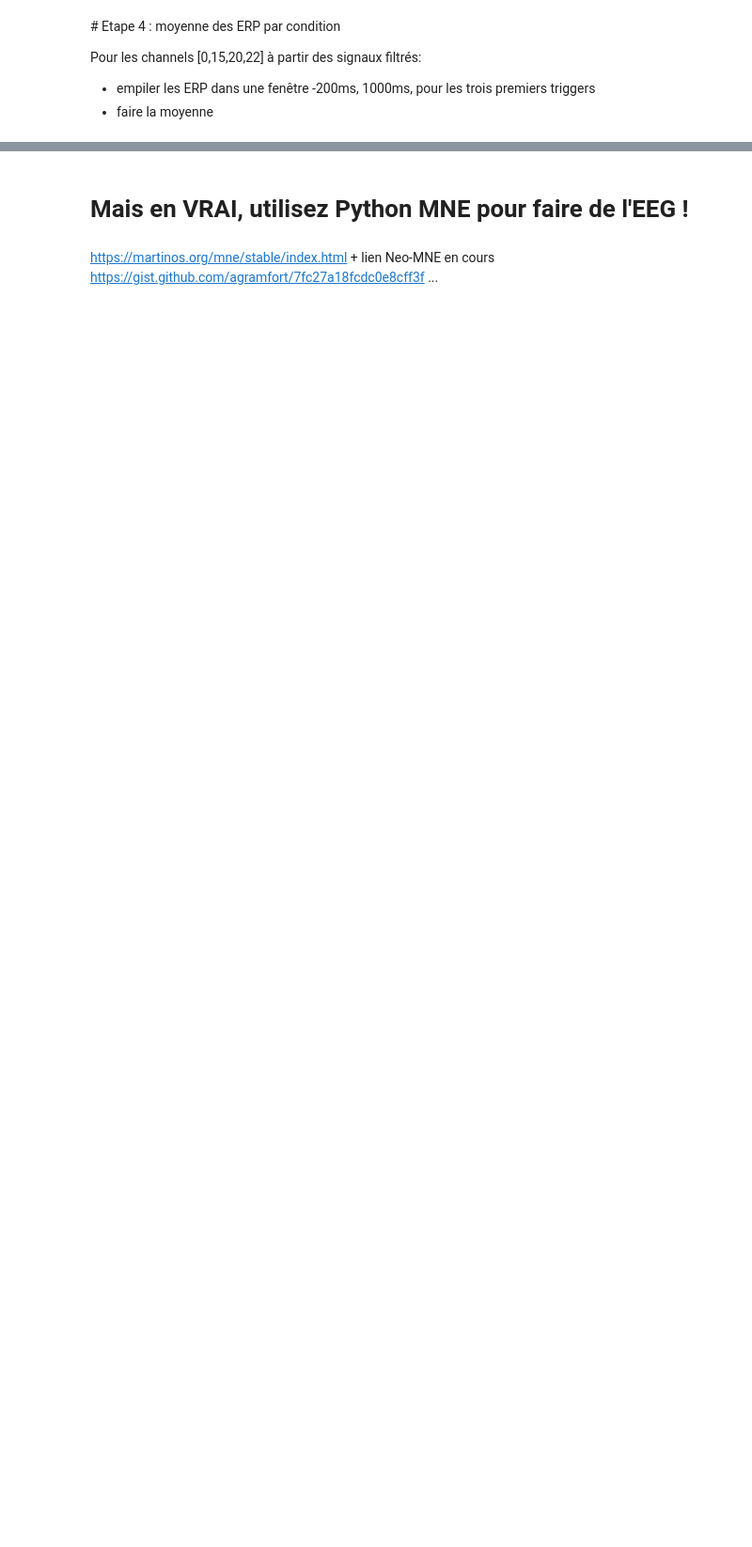
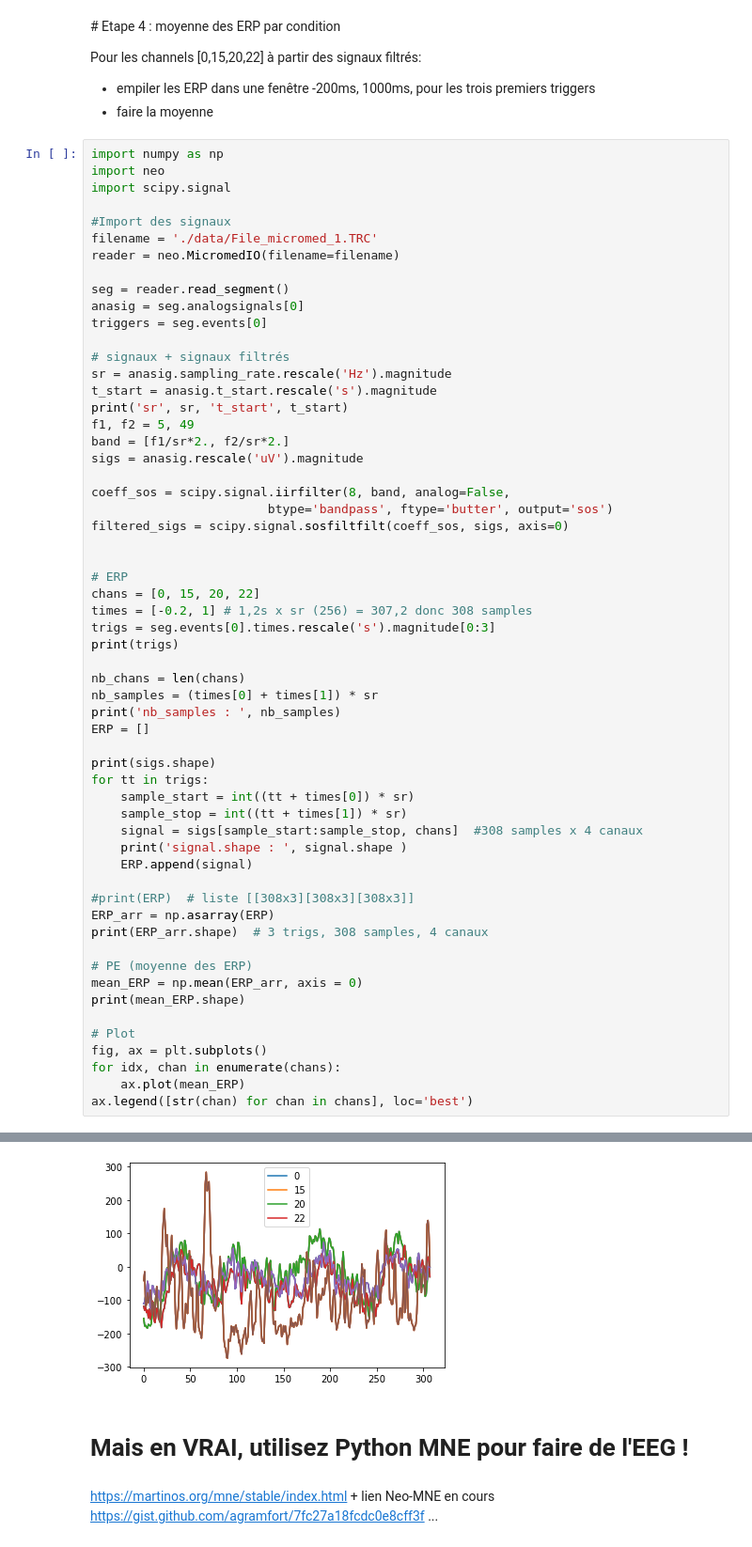
Before and after one commit to crnl-lab/formation_python_crnl_2022, a Jupyter notebook: notebooks/exercice_eeg.ipynb, the cells around one changed output, grey strips where cells are left out. Shown: that part at 94% size. Drawn from its saved outputs; the diff is of its cells as text; blank space fills up the shorter version.

```diff
--- a/notebooks/exercice_eeg.ipynb
+++ b/notebooks/exercice_eeg.ipynb
@@ -50,3 +256,62 @@ Pour les channels [0,15,20,22] à partir des signaux filtrés:
 
   * empiler les ERP dans une fenêtre -200ms, 1000ms, pour les trois premiers triggers
   * faire la moyenne
+# %%
+import numpy as np
+import neo
+import scipy.signal
+
+#Import des signaux
+filename = './data/File_micromed_1.TRC'
+reader = neo.MicromedIO(filename=filename)
+
+seg = reader.read_segment()
+anasig = seg.analogsignals[0]
+triggers = seg.events[0]
+
+# signaux + signaux filtrés
+sr = anasig.sampling_rate.rescale('Hz').magnitude
+t_start = anasig.t_start.rescale('s').magnitude
+print('sr', sr, 't_start', t_start)
+f1, f2 = 5, 49
+band = [f1/sr*2., f2/sr*2.]
+sigs = anasig.rescale('uV').magnitude
+
+coeff_sos = scipy.signal.iirfilter(8, band, analog=False,
+                        btype='bandpass', ftype='butter', output='sos')
+filtered_sigs = scipy.signal.sosfiltfilt(coeff_sos, sigs, axis=0)
+
+
+# ERP
+chans = [0, 15, 20, 22]
+times = [-0.2, 1] # 1,2s x sr (256) = 307,2 donc 308 samples
+trigs = seg.events[0].times.rescale('s').magnitude[0:3]
+print(trigs)
+
+nb_chans = len(chans)
+nb_samples = (times[0] + times[1]) * sr
+print('nb_samples : ', nb_samples)
+ERP = []
+
+print(sigs.shape)
+for tt in trigs:
+    sample_start = int((tt + times[0]) * sr)
+    sample_stop = int((tt + times[1]) * sr)
+    signal = sigs[sample_start:sample_stop, chans]  #308 samples x 4 canaux
+    print('signal.shape : ', signal.shape )
+    ERP.append(signal)
+
+#print(ERP)  # liste [[308x3][308x3][308x3]]
+ERP_arr = np.asarray(ERP)
+print(ERP_arr.shape)  # 3 trigs, 308 samples, 4 canaux
+
+# PE (moyenne des ERP)
+mean_ERP = np.mean(ERP_arr, axis = 0)
+print(mean_ERP.shape)
+
+# Plot
+fig, ax = plt.subplots()
+for idx, chan in enumerate(chans):
+    ax.plot(mean_ERP)
+ax.legend([str(chan) for chan in chans], loc='best')
+# %% [output]
@@ -53,3 +328,4 @@ Pour les channels [0,15,20,22] à partir des signaux filtrés:
+[figure, added]
 # %% [markdown]
 # Mais en VRAI, utilisez Python MNE pour faire de l'EEG !
 # %% [markdown]
```
Also changed, not shown: parts of 8 cells of this notebook.
